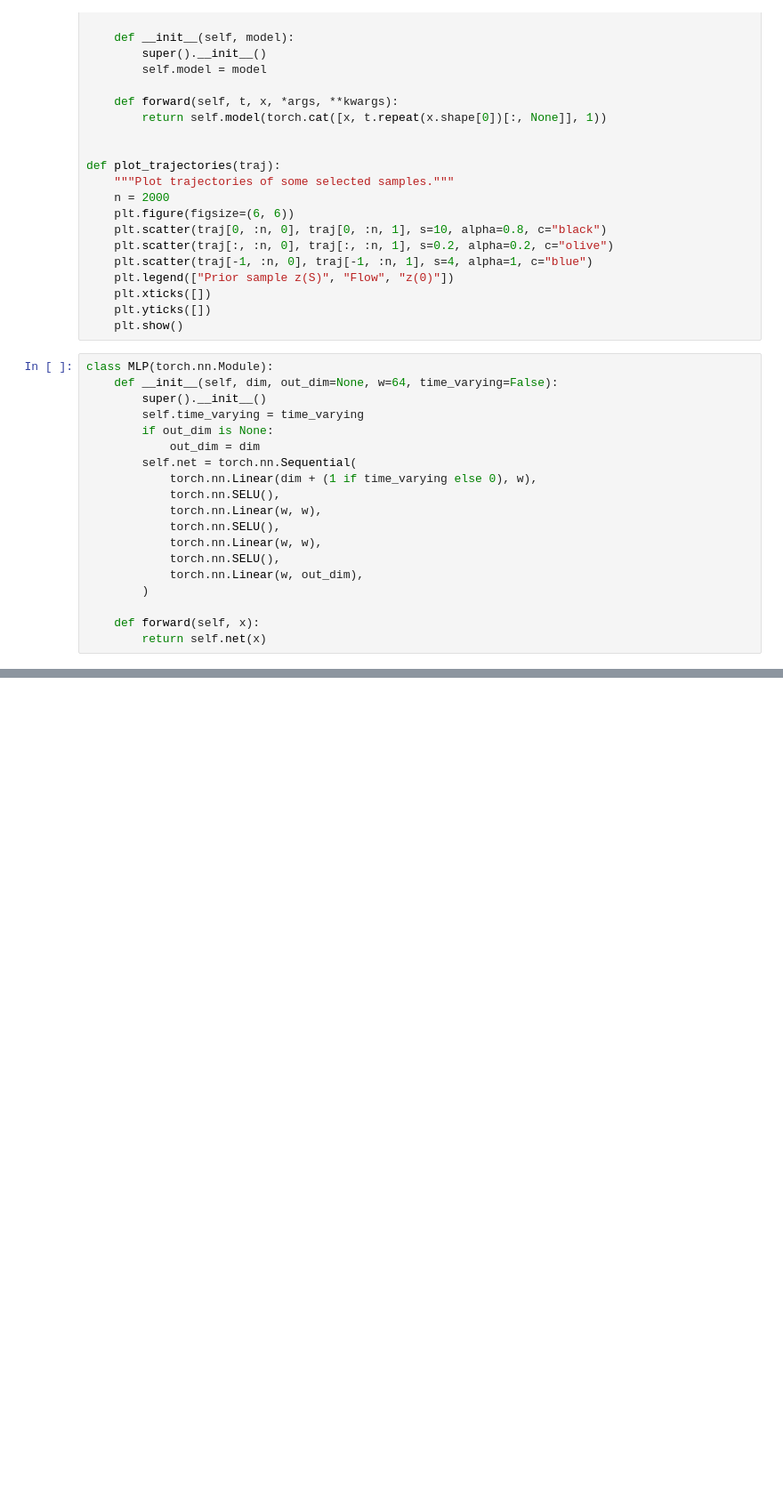
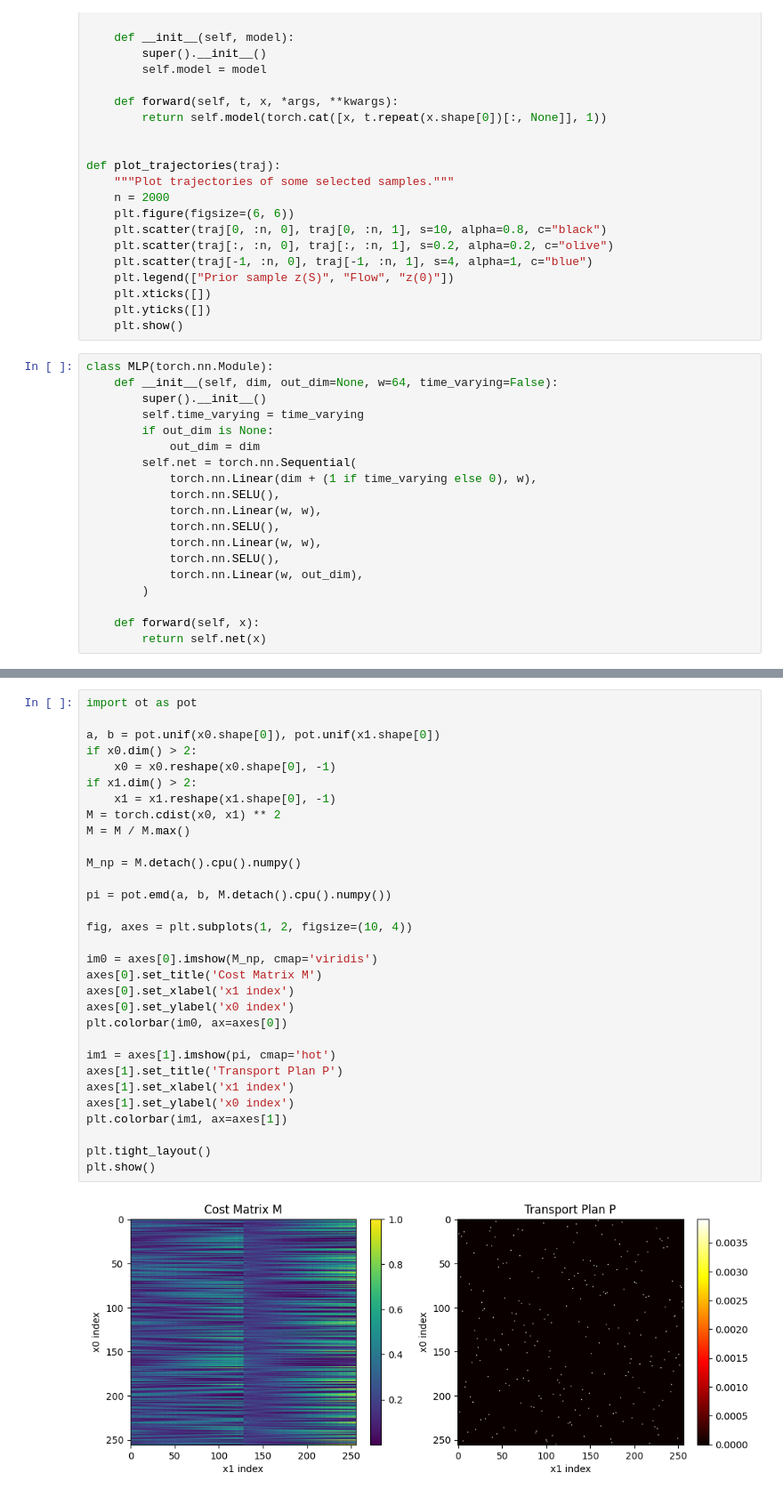
Before and after one commit to sianhou/DGM, a Jupyter notebook: test1.ipynb, the cells around one changed output, grey strips where cells are left out. Shown at 89% size. Saved outputs shown, nothing was run; the diff lists cells and outputs as text; blank space fills up the shorter version.

```diff
--- a/test1.ipynb
+++ b/test1.ipynb
@@ -272,0 +296,33 @@ Wall time: 3min 32s
+# %%
+import ot as pot
+
+a, b = pot.unif(x0.shape[0]), pot.unif(x1.shape[0])
+if x0.dim() > 2:
+    x0 = x0.reshape(x0.shape[0], -1)
+if x1.dim() > 2:
+    x1 = x1.reshape(x1.shape[0], -1)
+M = torch.cdist(x0, x1) ** 2
+M = M / M.max()
+
+M_np = M.detach().cpu().numpy()
+
+pi = pot.emd(a, b, M.detach().cpu().numpy())
+
+fig, axes = plt.subplots(1, 2, figsize=(10, 4))
+
+im0 = axes[0].imshow(M_np, cmap='viridis')
+axes[0].set_title('Cost Matrix M')
+axes[0].set_xlabel('x1 index')
+axes[0].set_ylabel('x0 index')
+plt.colorbar(im0, ax=axes[0])
+
+im1 = axes[1].imshow(pi, cmap='hot')
+axes[1].set_title('Transport Plan P')
+axes[1].set_xlabel('x1 index')
+axes[1].set_ylabel('x0 index')
+plt.colorbar(im1, ax=axes[1])
+
+plt.tight_layout()
+plt.show()
+# %% [output]
+[figure, added]
```
Also changed, not shown: parts of 6 cells of this notebook, 1 other file.
